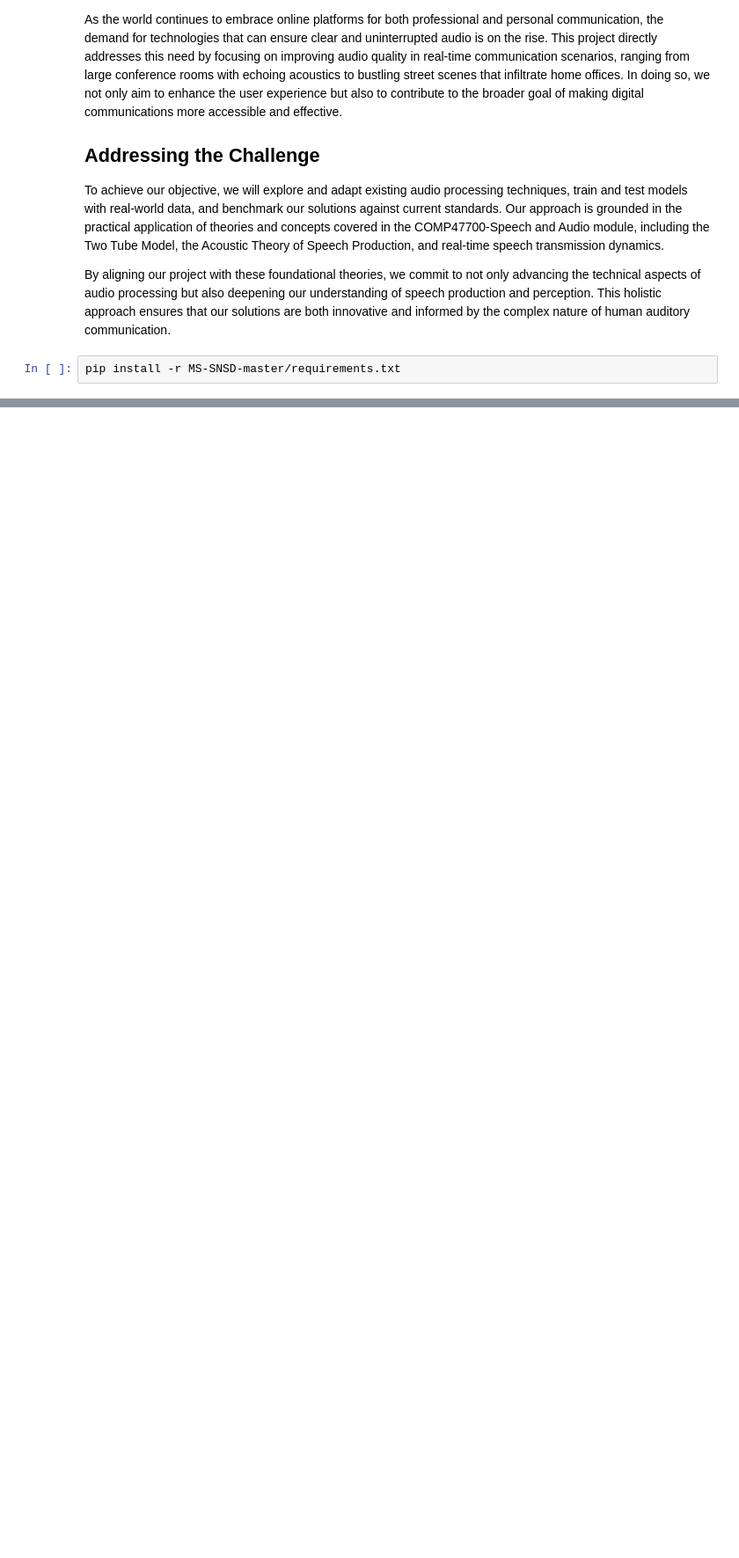
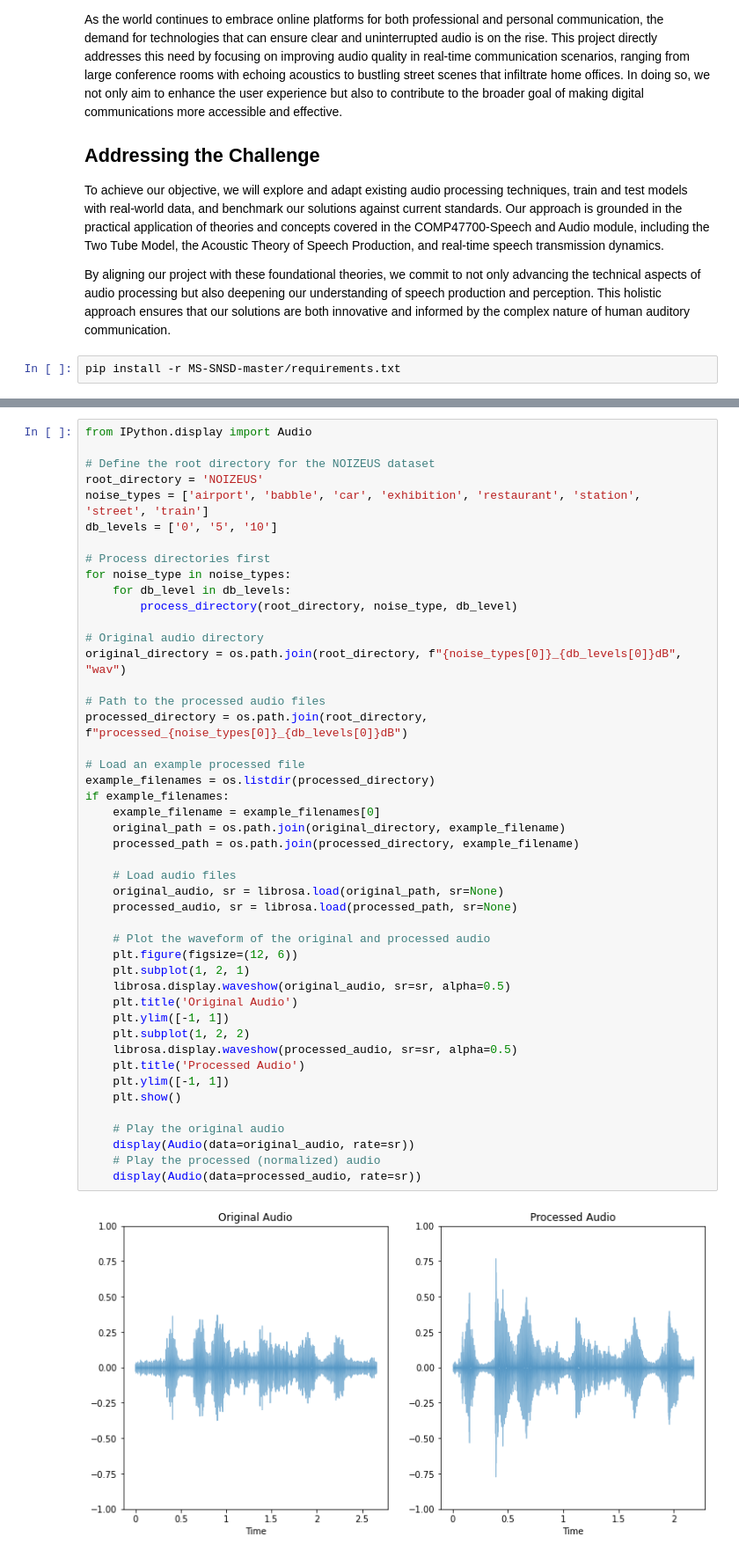
Before and after one commit to Ao-Peng/Speech-Audio, a Jupyter notebook: project的副本.ipynb, the cells around one changed output, grey strips where cells are left out. Shown: that part at 88% size. Cells and saved outputs as stored; diff of their text form; blank space fills up the shorter version.

Commit message:
Add visualizations and audio plays for comparison

```diff
--- a/project的副本.ipynb
+++ b/project的副本.ipynb
@@ -126,0 +114,48 @@ Transcription: Wipe the grease off his dirty face.
+# %%
+from IPython.display import Audio
+
+# Define the root directory for the NOIZEUS dataset
+root_directory = 'NOIZEUS'
+noise_types = ['airport', 'babble', 'car', 'exhibition', 'restaurant', 'station', 'street', 'train']
+db_levels = ['0', '5', '10']
+
+# Process directories first
+for noise_type in noise_types:
+    for db_level in db_levels:
+        process_directory(root_directory, noise_type, db_level)
+
+# Original audio directory
+original_directory = os.path.join(root_directory, f"{noise_types[0]}_{db_levels[0]}dB", "wav")
+
+# Path to the processed audio files
+processed_directory = os.path.join(root_directory, f"processed_{noise_types[0]}_{db_levels[0]}dB")
+
+# Load an example processed file
+example_filenames = os.listdir(processed_directory)
+if example_filenames:
+    example_filename = example_filenames[0]
+    original_path = os.path.join(original_directory, example_filename)
+    processed_path = os.path.join(processed_directory, example_filename)
+
+    # Load audio files
+    original_audio, sr = librosa.load(original_path, sr=None)
+    processed_audio, sr = librosa.load(processed_path, sr=None)
+
+    # Plot the waveform of the original and processed audio
+    plt.figure(figsize=(12, 6))
+    plt.subplot(1, 2, 1)
+    librosa.display.waveshow(original_audio, sr=sr, alpha=0.5)
+    plt.title('Original Audio')
+    plt.ylim([-1, 1])
+    plt.subplot(1, 2, 2)
+    librosa.display.waveshow(processed_audio, sr=sr, alpha=0.5)
+    plt.title('Processed Audio')
+    plt.ylim([-1, 1])
+    plt.show()
+
+    # Play the original audio
+    display(Audio(data=original_audio, rate=sr))
+    # Play the processed (normalized) audio
+    display(Audio(data=processed_audio, rate=sr))
+# %% [output]
+[figure, added]
```
Also changed, not shown: parts of 3 cells of this notebook.
